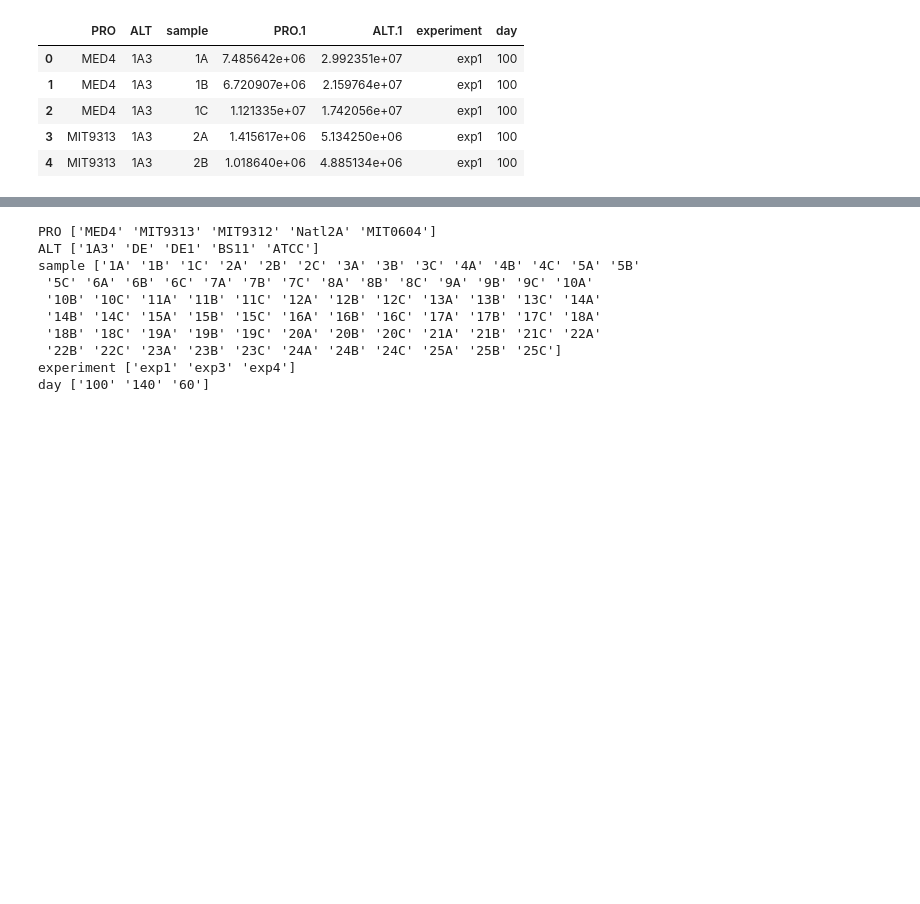
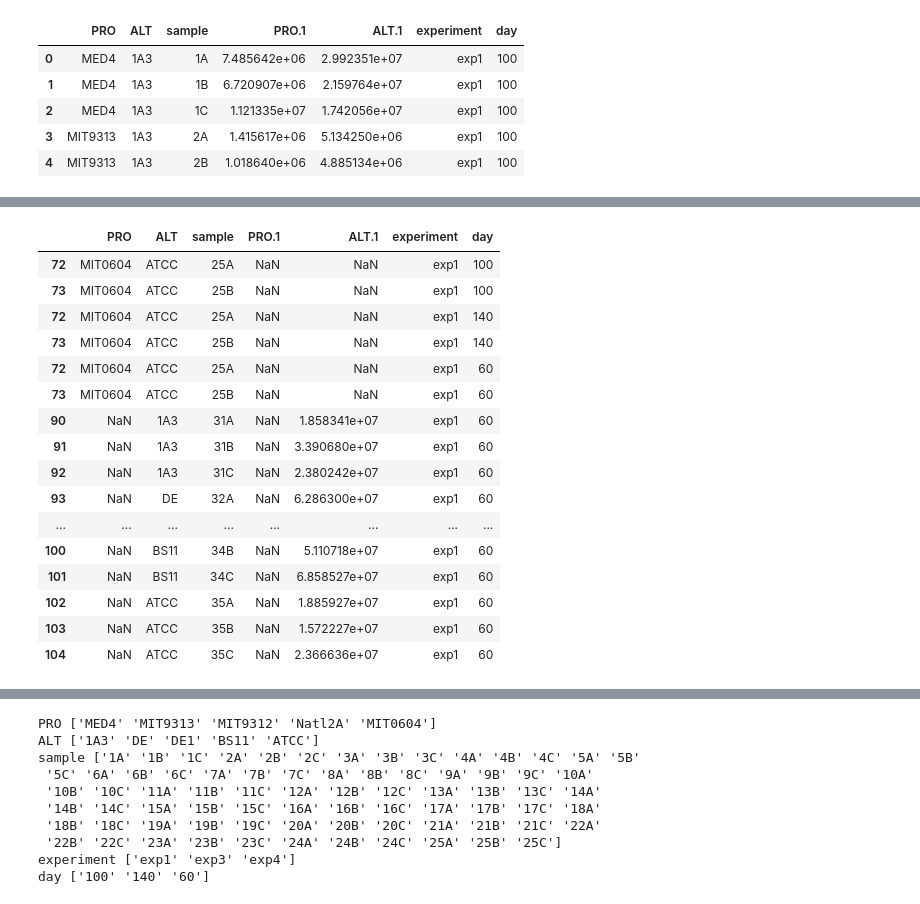
Before and after one commit to wosnat/ccpa, a Jupyter notebook: ccpa_paper_dec_2019-FCM.ipynb, the cells around one changed output, grey strips where cells are left out. Cells and saved outputs as stored; diff of their text form; code cells hidden in the pictures; blank space fills up the shorter version.

```diff
--- a/ccpa_paper_dec_2019-FCM.ipynb
+++ b/ccpa_paper_dec_2019-FCM.ipynb
@@ -93,0 +125,20 @@ df.head()
+# %%
+df.loc[df['PRO.1'].isna()]
+# %% [output]
+|  | PRO | ALT | sample | PRO.1 | ALT.1 | experiment | day |
+| 72 | MIT0604 | ATCC | 25A | NaN | NaN | exp1 | 100 |
+| 73 | MIT0604 | ATCC | 25B | NaN | NaN | exp1 | 100 |
+| 72 | MIT0604 | ATCC | 25A | NaN | NaN | exp1 | 140 |
+| 73 | MIT0604 | ATCC | 25B | NaN | NaN | exp1 | 140 |
+| 72 | MIT0604 | ATCC | 25A | NaN | NaN | exp1 | 60 |
+| 73 | MIT0604 | ATCC | 25B | NaN | NaN | exp1 | 60 |
+| 90 | NaN | 1A3 | 31A | NaN | 1.858341e+07 | exp1 | 60 |
+| 91 | NaN | 1A3 | 31B | NaN | 3.390680e+07 | exp1 | 60 |
+| 92 | NaN | 1A3 | 31C | NaN | 2.380242e+07 | exp1 | 60 |
+| 93 | NaN | DE | 32A | NaN | 6.286300e+07 | exp1 | 60 |
+| ... | ... | ... | ... | ... | ... | ... | ... |
+| 100 | NaN | BS11 | 34B | NaN | 5.110718e+07 | exp1 | 60 |
+| 101 | NaN | BS11 | 34C | NaN | 6.858527e+07 | exp1 | 60 |
+| 102 | NaN | ATCC | 35A | NaN | 1.885927e+07 | exp1 | 60 |
+| 103 | NaN | ATCC | 35B | NaN | 1.572227e+07 | exp1 | 60 |
+| 104 | NaN | ATCC | 35C | NaN | 2.366636e+07 | exp1 | 60 |
```
Also changed, not shown: parts of 29 cells of this notebook.
